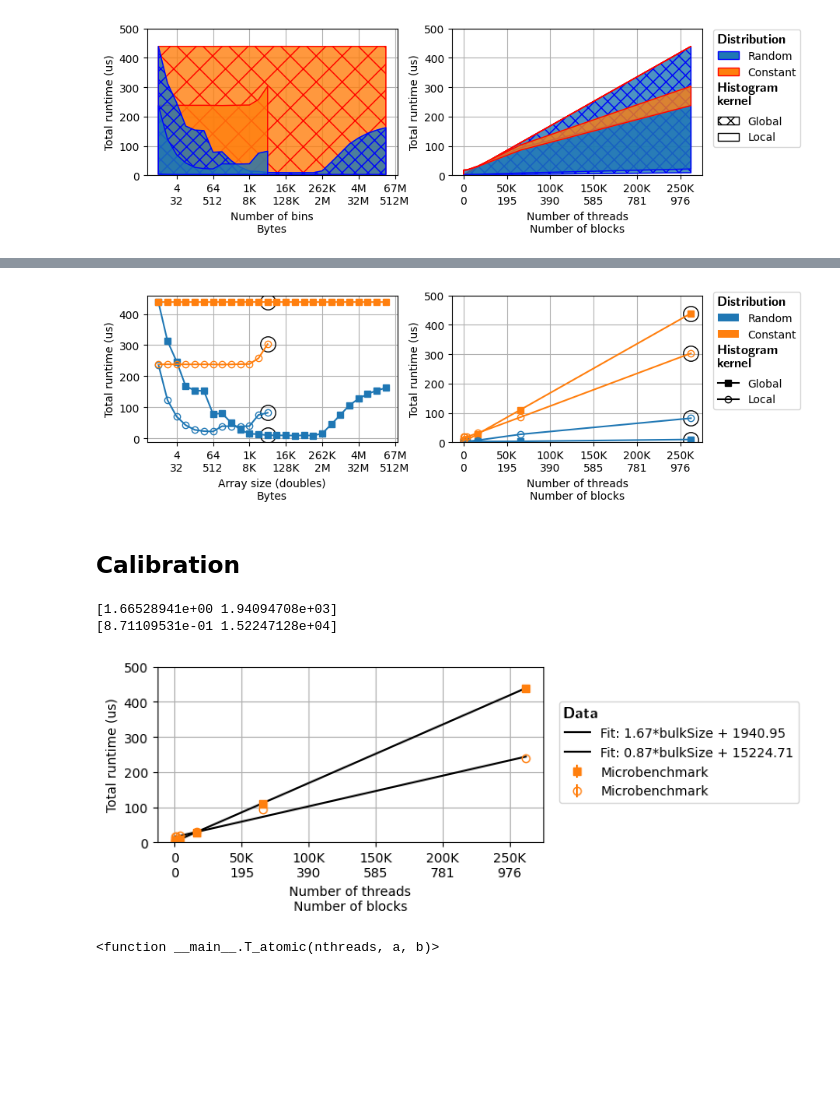
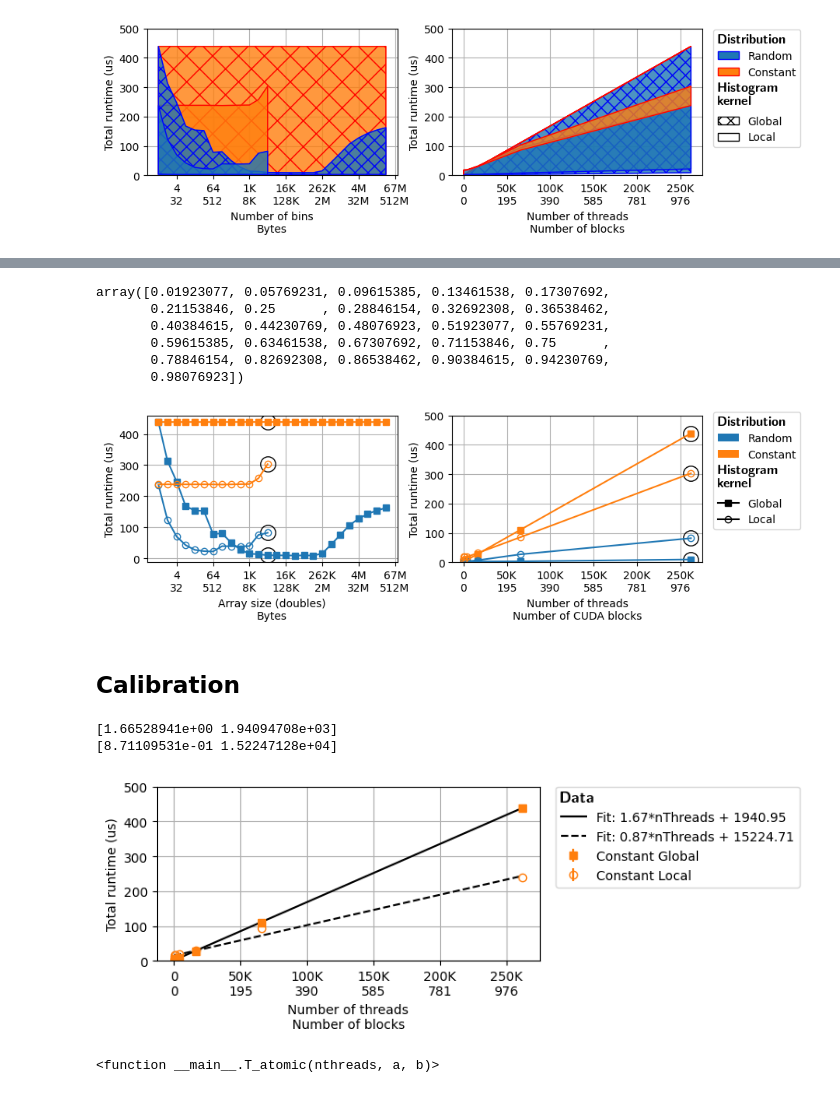
Before and after one commit to jolly-chen/msc-project, a Jupyter notebook: gpu-synchronous/validation-das6.ipynb, the cells around one changed output, grey strips where cells are left out. Drawn from its saved outputs; the diff is of its cells as text; code cells hidden in the pictures; blank space fills up the shorter version.

```diff
--- a/gpu-synchronous/validation-das6.ipynb
+++ b/gpu-synchronous/validation-das6.ipynb
@@ -1821,5 +1949,14 @@ plt.show();
+# %%
+ticks
+# %% [output]
+array([0.01923077, 0.05769231, 0.09615385, 0.13461538, 0.17307692,
+       0.21153846, 0.25      , 0.28846154, 0.32692308, 0.36538462,
+       0.40384615, 0.44230769, 0.48076923, 0.51923077, 0.55769231,
+       0.59615385, 0.63461538, 0.67307692, 0.71153846, 0.75      ,
+       0.78846154, 0.82692308, 0.86538462, 0.90384615, 0.94230769,
+       0.98076923])
 # %%
-average = False; save = False; figname = f"../../images/gpu_addbincontent_mb{('_avg' if average else '')}.pdf"
+average = False; save = True; figname = f"../../images/das6/gpu_addbincontent_mb{('_avg' if average else '')}.pdf"
 
 # selected_nbins = unique_nbins[-
 selected_nbins = 4096
@@ -1909,7 +2046,7 @@ for hti, htglbl in enumerate([True, False]):
 # plt.plot(selected_size,
 #          avg.loc[avg["nbins"] == selected_size]["real_time"] * norm,
 #          'ok', ms=14, markerfacecolor="None",)
-plt.xlabel("Number of threads\nNumber of blocks")
+plt.xlabel("Number of threads\nNumber of CUDA blocks")
 # plt.xscale("log", base=2)
 ax.xaxis.set_major_formatter(ticker.FuncFormatter(lambda x, pos: f"{human_readable(int(x))}\n{human_readable(x/selected_blocksize)}"))
 
@@ -1942,11 +2079,11 @@ fig.tight_layout()
 if save: plt.savefig(figname, format="pdf", bbox_inches='tight')
 plt.show();
 # %% [output]
-[figure, old version]
+[figure, new version]
 # %% [markdown]
 ## Calibration
 # %%
-average = False; save = False; figname = f"../../images/das6/gpu_addbincontent_calib{('_avg' if average else '')}.pdf"
+average = False; save = True; figname = f"../../images/das6/gpu_addbincontent_contention_calib{('_avg' if average else '')}.pdf"
 
 ###########
 def T_atomic(nthreads, a,b):
@@ -1981,8 +2118,8 @@ ax.errorbar(avg["bulksize"],
              color=colors[1], ls="",
              marker="s" if htglbl else "o",
              markerfacecolor=colors[1] if htglbl else "none",
-             label=f"Microbenchmark",
-             # **bm_style
+             label=f"Constant {('Global' if htglbl else 'Local')}",
+            # **bm_style
         )
 
 
@@ -1994,7 +2131,7 @@ T_globatomic_popt, pcov = scipy.optimize.curve_fit(T_atomic,  avg["bulksize"], a
                                       maxfev=100000)
 print(T_globatomic_popt)
 plt.plot(x, T_atomic(x, *T_globatomic_popt) * unit_to_unit_factor("ns", unit), 'k-',
-         label="Fit: {}*bulkSize + {}".format(*[round(r, 2) for r in T_globatomic_popt]))
+         label="Fit: {}*nThreads + {}".format(*[round(r, 2) for r in T_globatomic_popt]))
 
 #####
 htglbl = False
@@ -2012,7 +2149,7 @@ ax.errorbar(avg["bulksize"],
              color=colors[1], ls="",
              marker="s" if htglbl else "o",
              markerfacecolor=colors[1] if htglbl else "none",
-             label=f"Microbenchmark",
+             label=f"Constant {('Global' if htglbl else 'Local')}",
              # **bm_style
         )
 
@@ -2023,43 +2160,43 @@ T_lclatomic_popt, pcov = scipy.optimize.curve_fit(T_atomic,  avg["bulksize"], av
                                       # method='trf',
                                       maxfev=100000)
 print(T_lclatomic_popt)
-plt.plot(x, T_atomic(x, *T_lclatomic_popt) * unit_to_unit_factor("ns", unit), 'k-',
-         label="Fit: {}*bulkSize + {}".format(*[round(r, 2) for r in T_lclatomic_popt]))
+plt.plot(x, T_atomic(x, *T_lclatomic_popt) * unit_to_unit_factor("ns", unit), 'k--',
+         label="Fit: {}*nThreads + {}".format(*[round(r, 2) for r in T_lclatomic_popt]))
 
 #######
 
 plt.xlabel("Number of threads\nNumber of blocks")
 # plt.xscale("log", base=2)
 ax.xaxis.set_major_formatter(ticker.FuncFormatter(lambda x, pos: f"{human_readable(int(x))}\n{human_readable(x/selected_blocksize)}"))
 
 if average: plt.ylabel(f"Average runtime\nper thread ({unit})")
 else: plt.ylabel(f"Total runtime ({unit})")
 # plt.yscale("symlog")
 plt.ylim([0, 500])
 
 # ax.add_patch(ptchs.Rectangle((0, 0), 0, 0, facecolor=colors[0], label=f"Random"))
 # ax.add_patch(ptchs.Rectangle((0, 0), 0, 0, facecolor=colors[1], label=f"Constant"))
 # ax.plot(0, 0, color="k", marker="s", label=f"Global")
 # ax.plot(0, 0, color="k", marker="o", markerfacecolor="none", label=f"Local")
 
 hndls = ax.get_legend_handles_labels()[0]
 hndls.insert(0, r"\textbf{Data}")
 
 lbls = ax.get_legend_handles_labels()[1]
 lbls.insert(0, "")
 
 fig.legend(hndls, lbls, title="",alignment="left", title_fontproperties={'weight':'bold'},
-           loc='lower left', bbox_to_anchor=(0.99, 0.42), ncols=1,
+           loc='lower left', bbox_to_anchor=(0.99, 0.545), ncols=1,
            handler_map={str: LightLegendTitle({'fontsize':12})}
           )
 fig.tight_layout()
 
 if save: plt.savefig(figname, format="pdf", bbox_inches='tight')
 plt.show();
 # %% [output]
 [1.66528941e+00 1.94094708e+03]
 [8.71109531e-01 1.52247128e+04]
-[figure, old version]
+[figure, new version]
 # %%
 T_atomic
 # %% [output]
```
Also changed, not shown: parts of 31 cells of this notebook.
